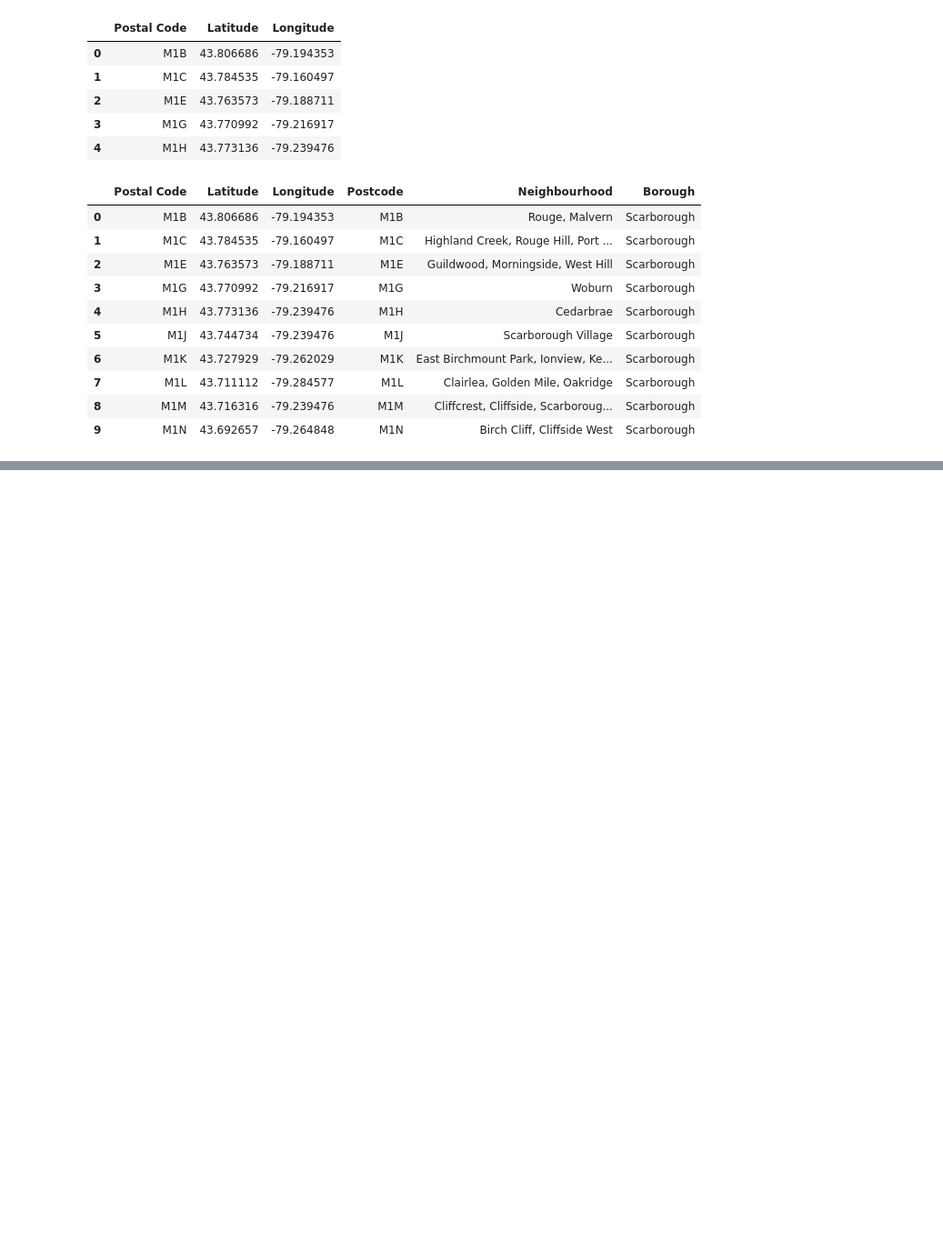
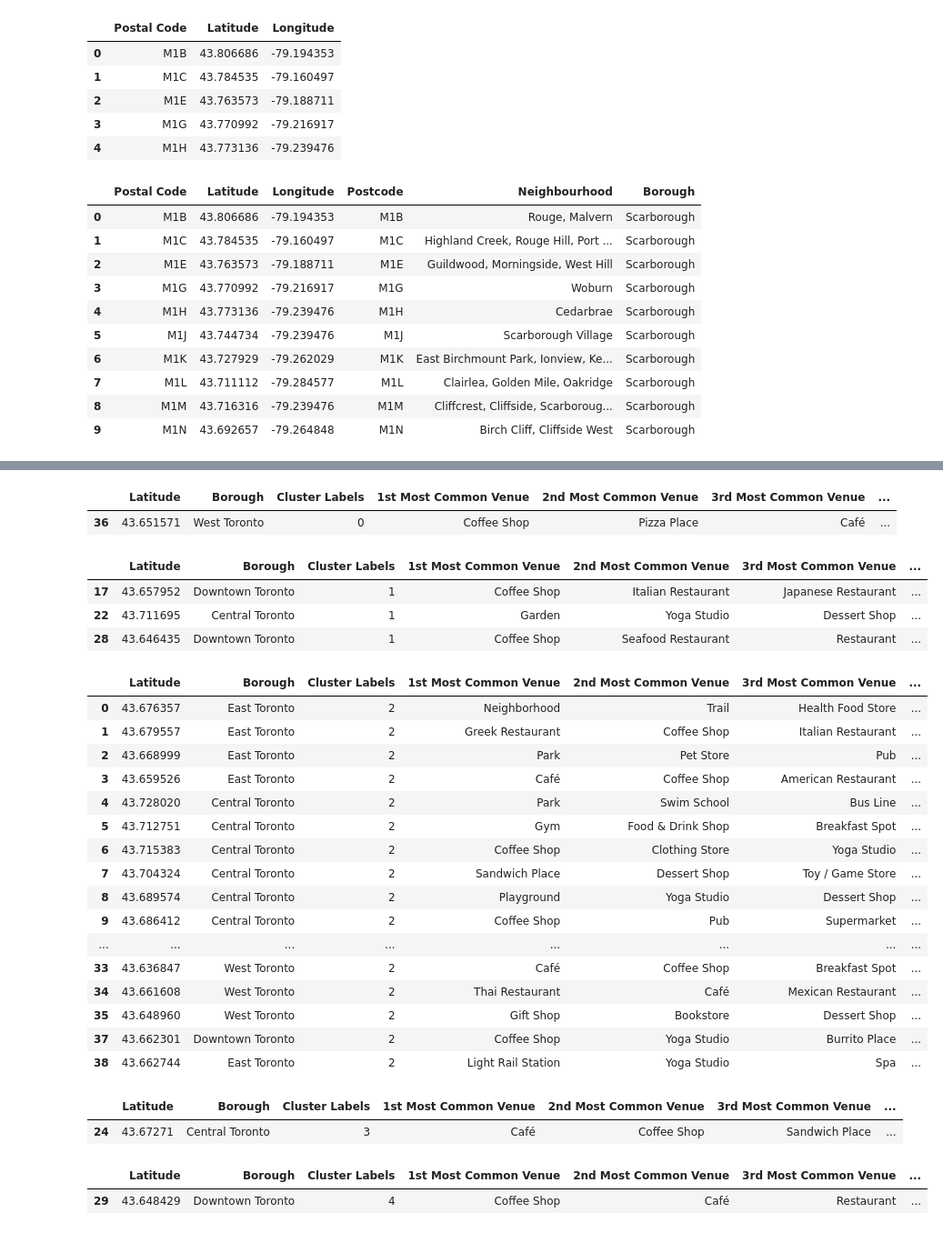
Before and after one commit to nimratkaurriar/toronto-neighbourhood, a Jupyter notebook: neighbourhood toronto.ipynb, the cells around one changed output, grey strips where cells are left out. Shown at 91% size. Drawn from its saved outputs; the diff is of its cells as text; code cells hidden in the pictures; blank space fills up the shorter version.

```diff
--- a/neighbourhood toronto.ipynb
+++ b/neighbourhood toronto.ipynb
@@ -89,0 +469,49 @@ dfinal.head(10)
+# %%
+
+
+torronto_merged.loc[torronto_merged['Cluster Labels'] == 0, torronto_merged.columns[[1] + list(range(5, torronto_merged.shape[1]))]] #red
+# %% [output]
+|  | Latitude | Borough | Cluster Labels | 1st Most Common Venue | 2nd Most Common Venue | 3rd Most Common Venue | ... |
+| 36 | 43.651571 | West Toronto | 0 | Coffee Shop | Pizza Place | Café | ... |
+# %%
+
+torronto_merged.loc[torronto_merged['Cluster Labels'] == 1, torronto_merged.columns[[1] + list(range(5, torronto_merged.shape[1]))]]
+# %% [output]
+|  | Latitude | Borough | Cluster Labels | 1st Most Common Venue | 2nd Most Common Venue | 3rd Most Common Venue | ... |
+| 17 | 43.657952 | Downtown Toronto | 1 | Coffee Shop | Italian Restaurant | Japanese Restaurant | ... |
+| 22 | 43.711695 | Central Toronto | 1 | Garden | Yoga Studio | Dessert Shop | ... |
+| 28 | 43.646435 | Downtown Toronto | 1 | Coffee Shop | Seafood Restaurant | Restaurant | ... |
+# %%
+
+
+torronto_merged.loc[torronto_merged['Cluster Labels'] == 2, torronto_merged.columns[[1] + list(range(5, torronto_merged.shape[1]))]]
+# %% [output]
+|  | Latitude | Borough | Cluster Labels | 1st Most Common Venue | 2nd Most Common Venue | 3rd Most Common Venue | ... |
+| 0 | 43.676357 | East Toronto | 2 | Neighborhood | Trail | Health Food Store | ... |
+| 1 | 43.679557 | East Toronto | 2 | Greek Restaurant | Coffee Shop | Italian Restaurant | ... |
+| 2 | 43.668999 | East Toronto | 2 | Park | Pet Store | Pub | ... |
+| 3 | 43.659526 | East Toronto | 2 | Café | Coffee Shop | American Restaurant | ... |
+| 4 | 43.728020 | Central Toronto | 2 | Park | Swim School | Bus Line | ... |
+| 5 | 43.712751 | Central Toronto | 2 | Gym | Food & Drink Shop | Breakfast Spot | ... |
+| 6 | 43.715383 | Central Toronto | 2 | Coffee Shop | Clothing Store | Yoga Studio | ... |
+| 7 | 43.704324 | Central Toronto | 2 | Sandwich Place | Dessert Shop | Toy / Game Store | ... |
+| 8 | 43.689574 | Central Toronto | 2 | Playground | Yoga Studio | Dessert Shop | ... |
+| 9 | 43.686412 | Central Toronto | 2 | Coffee Shop | Pub | Supermarket | ... |
+| ... | ... | ... | ... | ... | ... | ... | ... |
+| 33 | 43.636847 | West Toronto | 2 | Café | Coffee Shop | Breakfast Spot | ... |
+| 34 | 43.661608 | West Toronto | 2 | Thai Restaurant | Café | Mexican Restaurant | ... |
+| 35 | 43.648960 | West Toronto | 2 | Gift Shop | Bookstore | Dessert Shop | ... |
+| 37 | 43.662301 | Downtown Toronto | 2 | Coffee Shop | Yoga Studio | Burrito Place | ... |
+| 38 | 43.662744 | East Toronto | 2 | Light Rail Station | Yoga Studio | Spa | ... |
+# %%
+# Cluster 3
+# Airport services
+torronto_merged.loc[torronto_merged['Cluster Labels'] == 3, torronto_merged.columns[[1] + list(range(5, torronto_merged.shape[1]))]] #green
+# %% [output]
+|  | Latitude | Borough | Cluster Labels | 1st Most Common Venue | 2nd Most Common Venue | 3rd Most Common Venue | ... |
+| 24 | 43.67271 | Central Toronto | 3 | Café | Coffee Shop | Sandwich Place | ... |
+# %%
+torronto_merged.loc[torronto_merged['Cluster Labels'] == 4, torronto_merged.columns[[1] + list(range(5, torronto_merged.shape[1]))]] #green
+# %% [output]
+|  | Latitude | Borough | Cluster Labels | 1st Most Common Venue | 2nd Most Common Venue | 3rd Most Common Venue | ... |
+| 29 | 43.648429 | Downtown Toronto | 4 | Coffee Shop | Café | Restaurant | ... |
```
Also changed, not shown: parts of 27 cells of this notebook.
